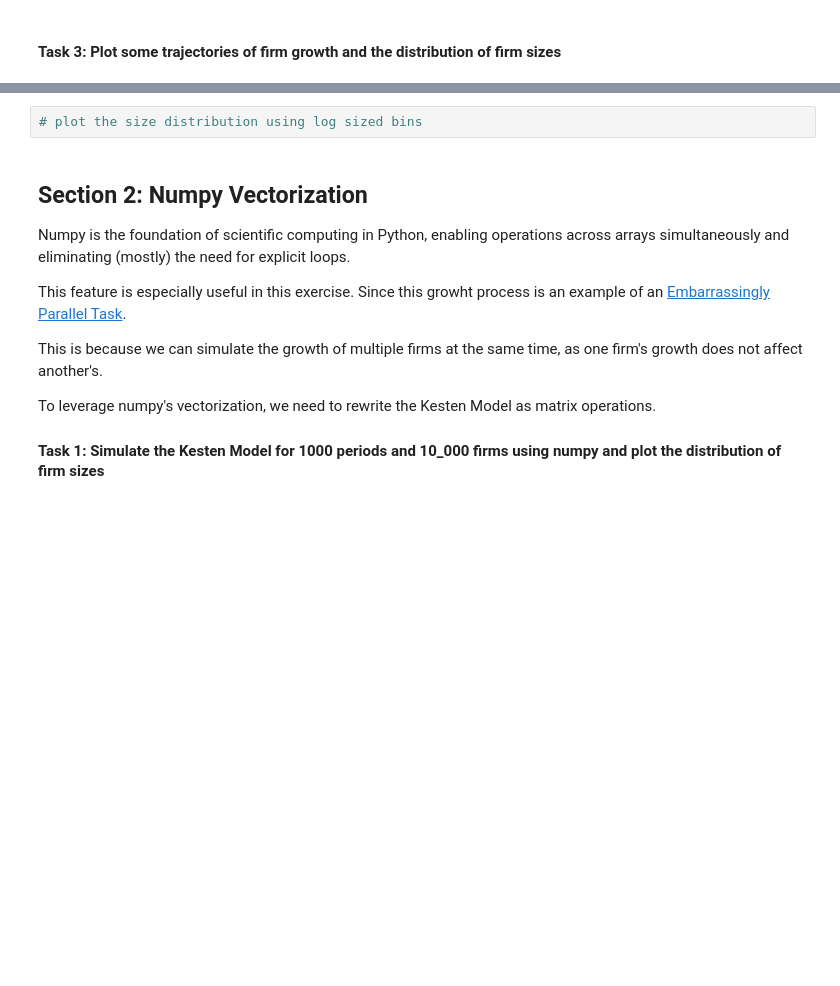
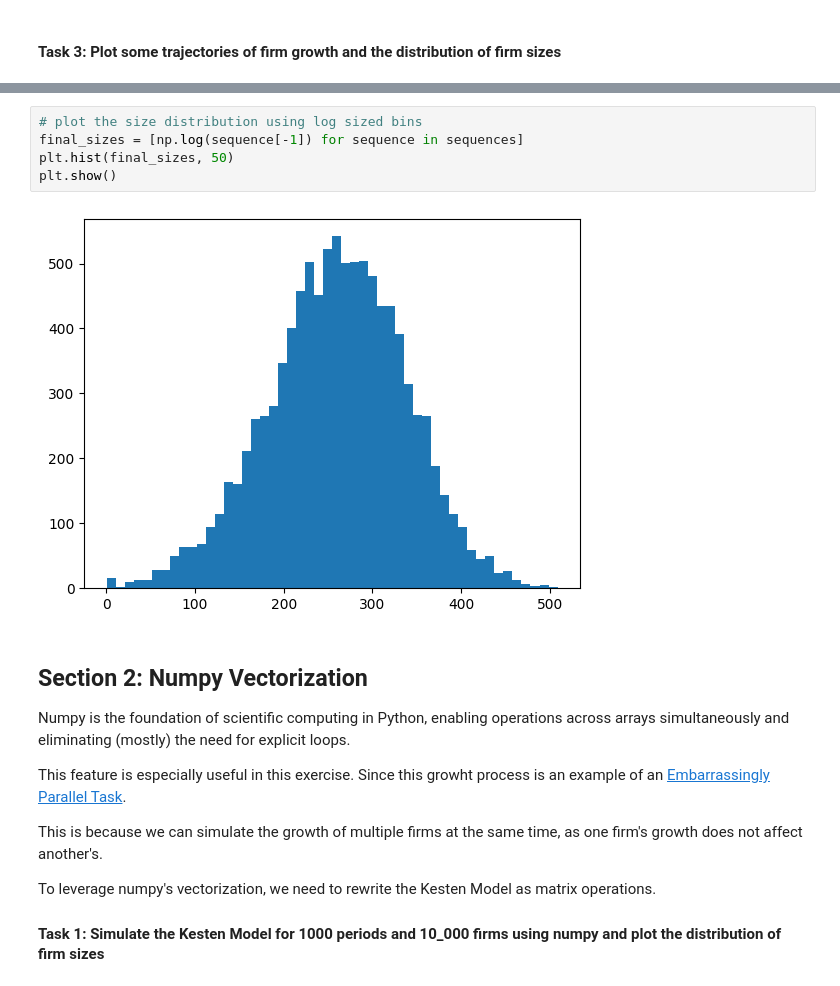
Before and after one commit to alexmakassiouk/eth-agent-based-modeling-of-economic-systems, a Jupyter notebook: repetition/3_firm_growth_dynamics.ipynb, the cells around one changed output, grey strips where cells are left out. Saved outputs shown, nothing was run; the diff lists cells and outputs as text; blank space fills up the shorter version.

```diff
--- a/repetition/3_firm_growth_dynamics.ipynb
+++ b/repetition/3_firm_growth_dynamics.ipynb
@@ -41,5 +50,10 @@ n_steps = 1_000
 # %%
 # plot the size distribution using log sized bins
+final_sizes = [np.log(sequence[-1]) for sequence in sequences]
+plt.hist(final_sizes, 50)
+plt.show()
+# %% [output]
+[figure, added]
 # %% [markdown]
 ## Section 2: Numpy Vectorization
 
```
Also changed, not shown: parts of 13 cells of this notebook, 1 other file.
